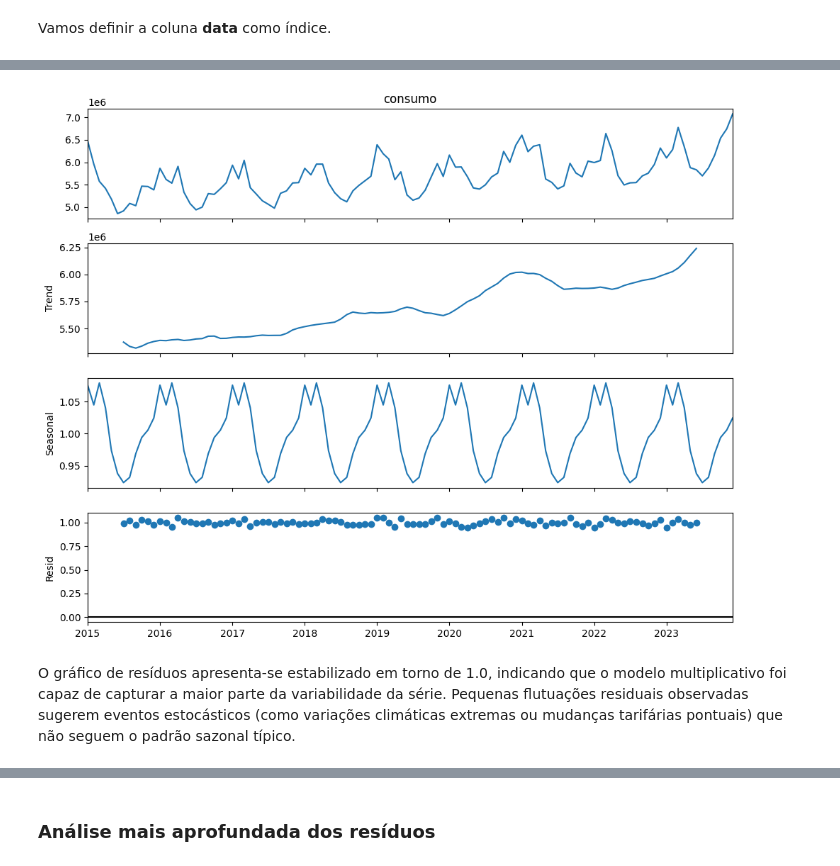
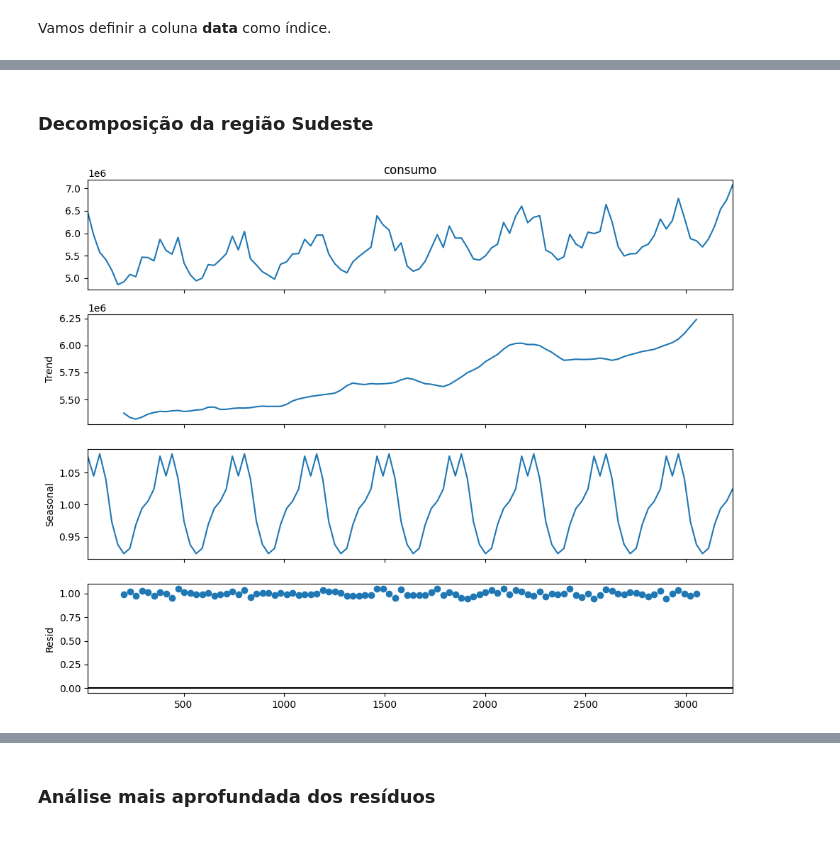
Before and after one commit to Mariana-Ol/projeto-aplicado-4-analise-temporal-consumo-de-energia, a Jupyter notebook: EDA-series-temporais.ipynb, the cells around one changed output, grey strips where cells are left out. Drawn from its saved outputs; the diff is of its cells as text; code cells hidden in the pictures.

```diff
--- a/EDA-series-temporais.ipynb
+++ b/EDA-series-temporais.ipynb
@@ -145,0 +288,2 @@ serie_sudeste_res = df_regioes[filtro]['consumo']
+# %% [markdown]
+### Decomposição da região Sudeste
@@ -146,13 +293,8 @@ serie_sudeste_res = df_regioes[filtro]['consumo']
 # %%
-# Realizando a decomposição
-# model='multiplicative'
-resultado = seasonal_decompose(serie_sudeste_res, model='multiplicative')
+resultado = seasonal_decompose(serie_sudeste_res, model='multiplicative', period=12)
 
-# Plotando os quatro gráficos de uma vez
 plt.rcParams.update({'figure.figsize': (10,8)})
 resultado.plot()
 plt.show()
 # %% [output]
-[figure, old version]
+[figure, new version]
-# %% [markdown]
-O gráfico de resíduos apresenta-se estabilizado em torno de 1.0, indicando que o modelo multiplicativo foi capaz de capturar a maior parte da variabilidade da série. Pequenas flutuações residuais observadas sugerem eventos estocásticos (como variações climáticas extremas ou mudanças tarifárias pontuais) que não seguem o padrão sazonal típico.
```
Also changed, not shown: parts of 60 cells of this notebook.
